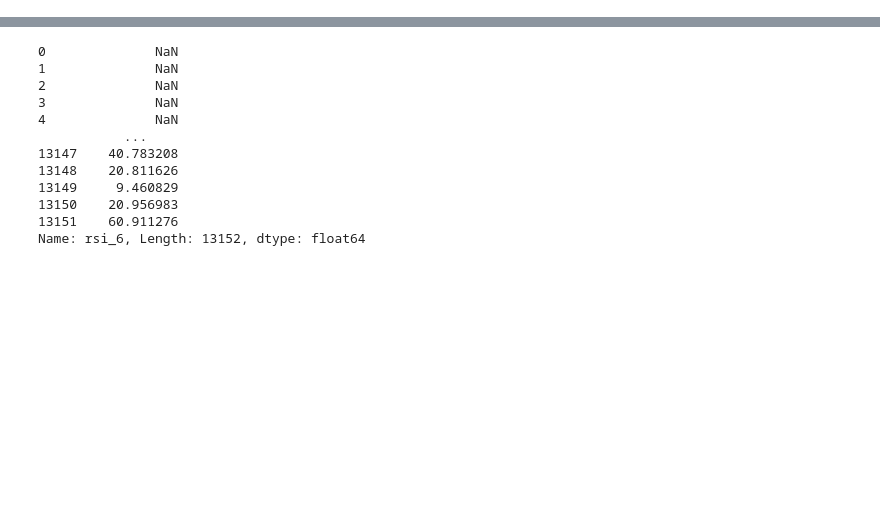
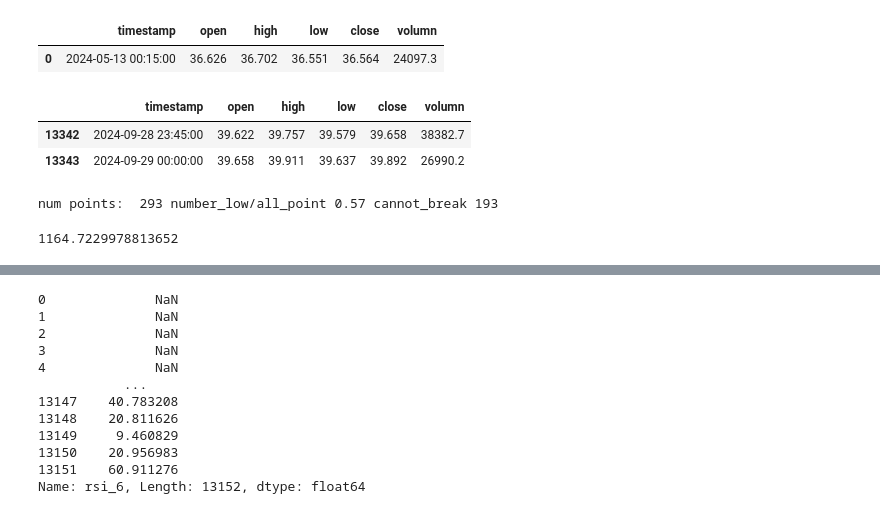
Before and after one commit to khiemdoan/qcuongning-binance-future, a Jupyter notebook: search.ipynb, the cells around one changed output, grey strips where cells are left out. Saved outputs shown, nothing was run; the diff lists cells and outputs as text; code cells hidden in the pictures; blank space fills up the shorter version.

```diff
--- a/search.ipynb
+++ b/search.ipynb
@@ -238,0 +305,14 @@ num points:  135 number_low/all_point 0.63 cannot_break 89
+# %%
+df = pd.read_csv("data_his/ORDIUSDT_2024-05-13_2024-09-29_15m_fapiv1.csv") #future
+display(df.head(1))
+display(df.tail(2))
+rs2, idcond, high_check, low_check, list_reward, prices_list = rule(df, df, tp=3, sl=3, model=bst, num_random=1000, window_test=1, seq=30, time_pred= 10,manual_cond=True)
+list_reward[-1]
+# %% [output]
+|  | timestamp | open | high | low | close | volumn |
+| 0 | 2024-05-13 00:15:00 | 36.626 | 36.702 | 36.551 | 36.564 | 24097.3 |
+|  | timestamp | open | high | low | close | volumn |
+| 13342 | 2024-09-28 23:45:00 | 39.622 | 39.757 | 39.579 | 39.658 | 38382.7 |
+| 13343 | 2024-09-29 00:00:00 | 39.658 | 39.911 | 39.637 | 39.892 | 26990.2 |
+num points:  293 number_low/all_point 0.57 cannot_break 193
+1164.7229978813652
```
Also changed, not shown: parts of 12 cells of this notebook, 7 other files.
